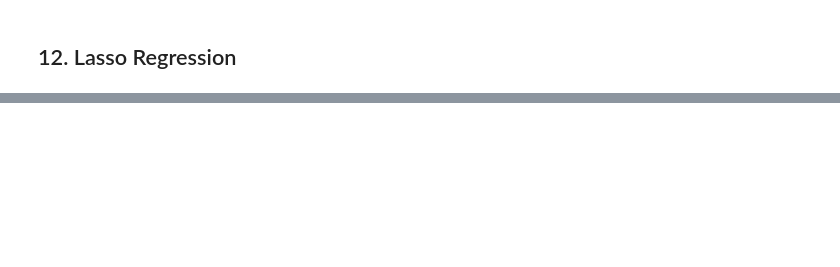
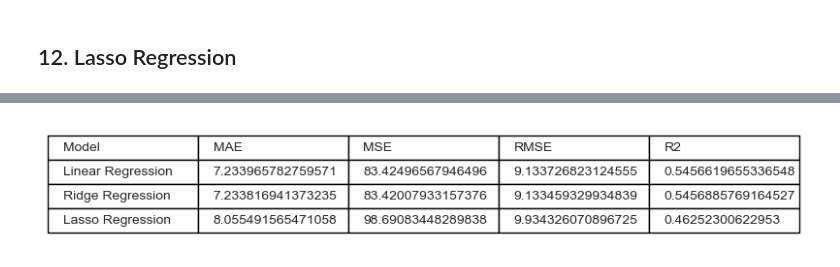
Before and after one commit to weirenong/aiap_mod3_chap7_self_practice, a Jupyter notebook: eda.ipynb, the cells around one changed output, grey strips where cells are left out. Saved outputs shown, nothing was run; the diff lists cells and outputs as text; code cells hidden in the pictures; blank space fills up the shorter version.

Commit message:
Fix for regression coefficiants bar chart. Added table for evaluating the three regression models.

```diff
--- a/eda.ipynb
+++ b/eda.ipynb
@@ -626,9 +626,8 @@ selected_cols = [
     "hours_per_week",
     "attendance_rate"
 ]
-for col in X.columns:
-    if col not in selected_cols:
-        X = X.drop(columns=col)
+# Keeps only the selected columns that actually exist in df_cleaned
+X = df_cleaned[[col for col in selected_cols if col in df_cleaned.columns]]
 
 # Show X - Note the uppercase
 print(X)
@@ -680,14 +679,15 @@ numerical_transformer = Pipeline(steps=[
 # Implementing Feature Encoding
 
 # Define nomial features to be one-hot encoded
-nominal_features = ['direct_admission', 'CCA', 'learning_style', 'tuition']
+nominal_features = ['CCA', 'direct_admission', 'learning_style', 'tuition']
 
 # Define passthrough features that will not be transformed
 passthrough_features = ['number_of_siblings']
 
 # Create a nominal transformer pipeline
+# Drop first to avoid multicollinearity (the features each all add up to 100% of the category)
 nominal_transformer = Pipeline(steps=[
-    ('onehot', OneHotEncoder(handle_unknown='ignore'))
+    ('onehot', OneHotEncoder(drop='first', handle_unknown='ignore'))
 ])
 
 # Combined Feature Scaling and Encoding
@@ -696,13 +696,16 @@ preprocessor = ColumnTransformer(
     transformers=[
         ('num', numerical_transformer, numerical_features),
         ('nom', nominal_transformer, nominal_features),
-        ('pass', 'passthrough', passthrough_features) # Pass through the storey_range feature without transformation
+        ('pass', 'passthrough', passthrough_features) # Pass through the feature without transformation
     ],
     remainder='passthrough',
     n_jobs=-1
     )
 # %% [markdown]
 ## 10. Multivariate Linear Regression
+# %%
+# Metric evaluation table data
+data = [['Model', 'MAE', 'MSE', 'RMSE', 'R2']]
 # %%
 # Linear regression pipeline
 lr_pipeline = Pipeline(steps=[
@@ -728,6 +731,7 @@ print(f"Validation MAE: {val_mae}")
 print(f"Validation MSE: {val_mse}")
 print(f"Validation RMSE: {val_rmse}")
 print(f"Validation R2: {val_r2}")
+data.append(['Linear Regression', val_mae, val_mse, val_rmse, val_r2])
 # %% [output]
 Pipeline(steps=[('preprocessor',
                  ColumnTransformer(n_jobs=-1, remainder='passthrough',
@@ -892,0 +818,12 @@ Lasso Validation R²: 0.46252269124518675
+# %%
+fig, ax = plt.subplots(figsize=(10, 1.5))  # width, height in inches
+ax.axis('off')
+
+table = ax.table(cellText=data, loc='center', cellLoc='left')
+table.auto_set_font_size(False)
+table.set_fontsize(10)
+table.scale(1, 1.5)
+
+plt.show()
+# %% [output]
+[figure, added]
```
Also changed, not shown: parts of 5 cells of this notebook.
